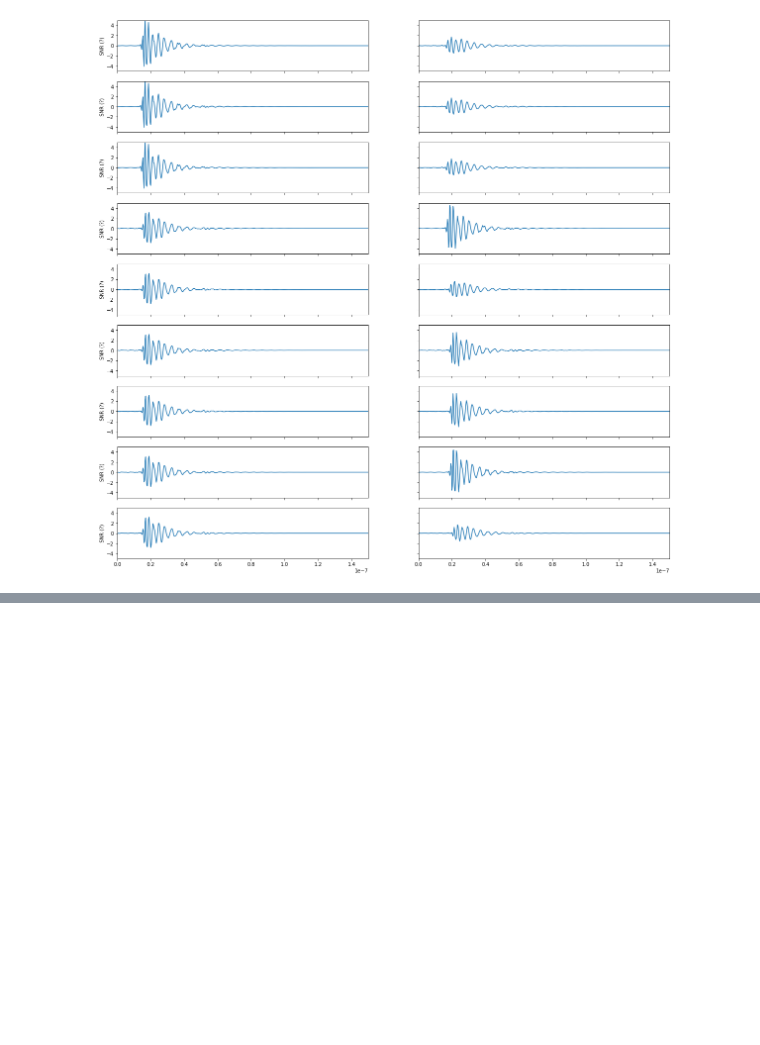
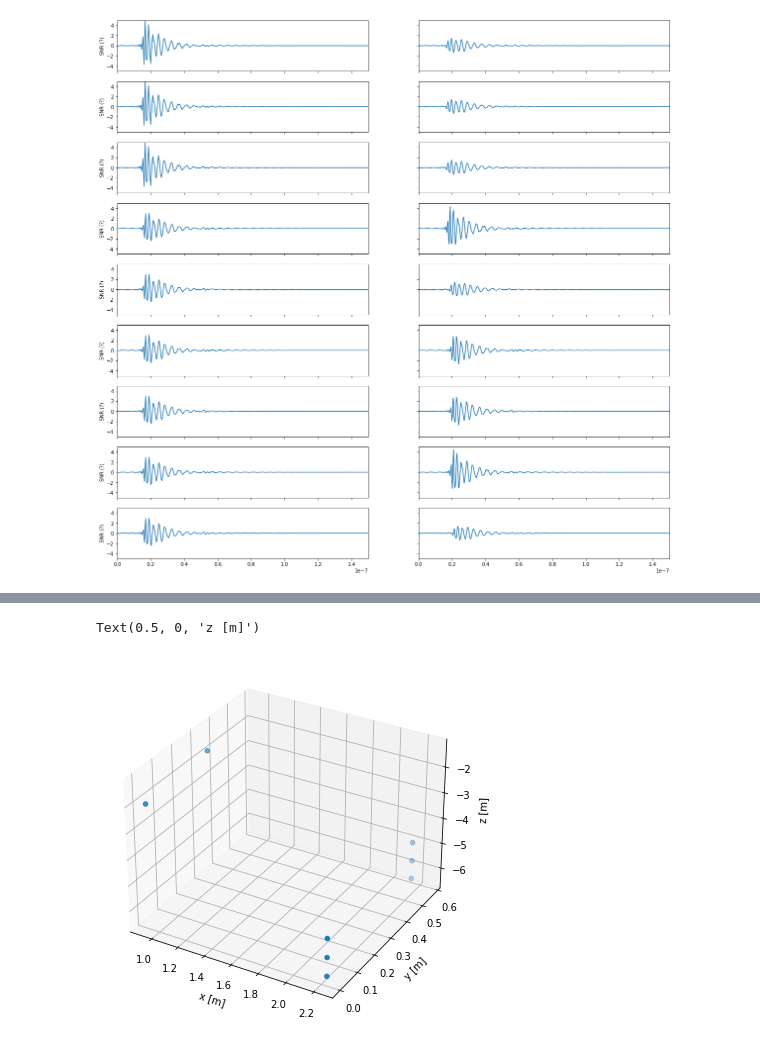
Before and after one commit to williamluszczak/PUEO_timing, a Jupyter notebook: Plane_waves2.0.ipynb, the cells around one changed output, grey strips where cells are left out. Cells and saved outputs as stored; diff of their text form; code cells hidden in the pictures; blank space fills up the shorter version.

```diff
--- a/Plane_waves2.0.ipynb
+++ b/Plane_waves2.0.ipynb
@@ -745,0 +767,20 @@ plt.rcParams["figure.figsize"] = (9,5)
+# %%
+def read_antfile():
+	antdata = np.loadtxt("pueo_antpos.txt", skiprows=1, delimiter=',')
+
+	tantdata = np.transpose(antdata)
+
+	antarr = np.recarray(len(tantdata[0]), dtype=[('ant_id', int), ('x', float), ('y', float), ('z', float)])
+
+	antarr['ant_id'] = tantdata[0]
+	antarr['x'] = tantdata[1]
+	antarr['y'] = tantdata[2]
+	antarr['z'] = tantdata[3]
+
+	return antarr
+# %%
+antdata = read_antfile()
+print(antdata.dtype.names)
+print(antdata)
+which_ids = [0, 1, 24, 25, 48,49, 72, 73]
+ant_sector = antdata[which_ids]
@@ -745,0 +830,15 @@ plt.rcParams["figure.figsize"] = (9,5)
+# %%
+antn = [a[0] for a in ant_sector]
+antx = [a[1] for a in ant_sector]
+anty = [a[2] for a in ant_sector]
+antz = [a[3] for a in ant_sector]
+
+fig = plt.figure()
+ax = Axes3D(fig)
+ax.scatter(antx,anty,antz)
+ax.set_xlabel('x [m]')
+ax.set_ylabel('y [m]')
+ax.set_zlabel('z [m]')
+# %% [output]
+Text(0.5, 0, 'z [m]')
+[figure, added]
```
Also changed, not shown: parts of 19 cells of this notebook, 1 other file.
